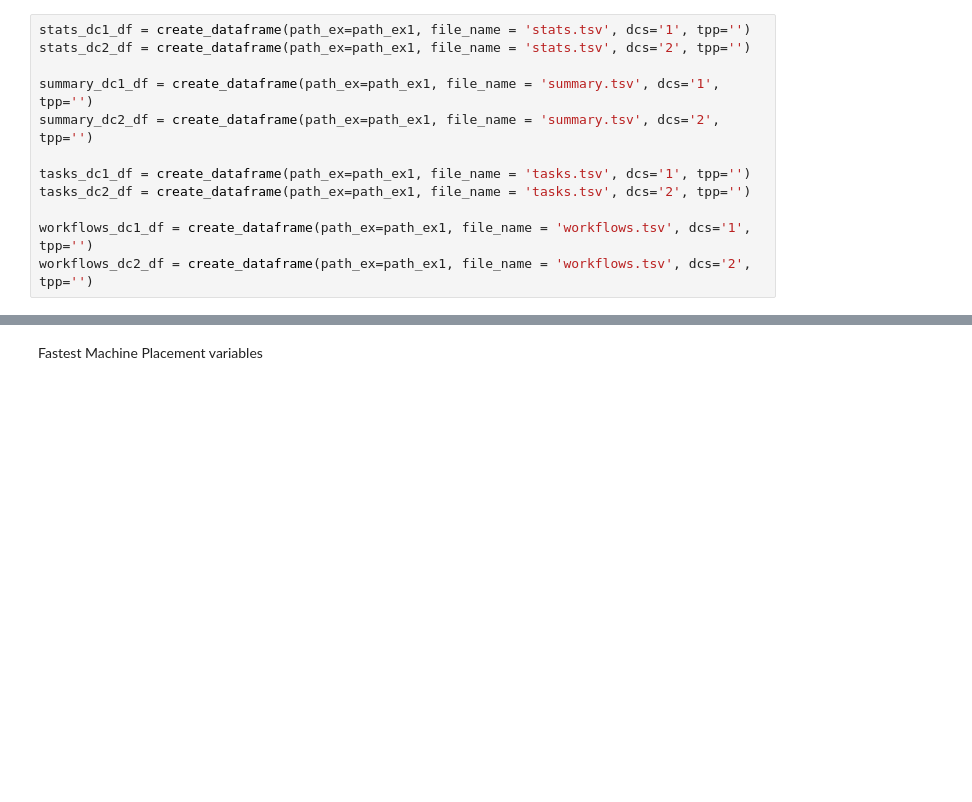
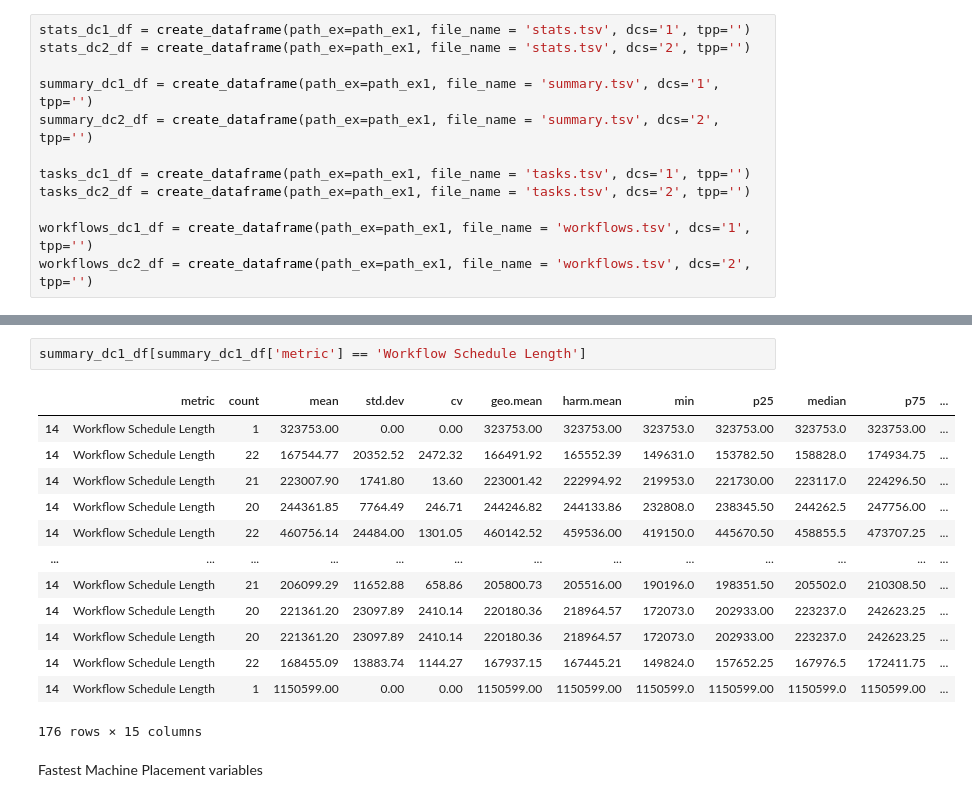
Before and after one commit to Raiduy/gdc-energy-efficiency-analysis, a Jupyter notebook: experiment_result_processing.ipynb, the cells around one changed output, grey strips where cells are left out. Drawn from its saved outputs; the diff is of its cells as text; blank space fills up the shorter version.

```diff
--- a/experiment_result_processing.ipynb
+++ b/experiment_result_processing.ipynb
@@ -67,3 +77,19 @@ workflows_dc2_df = create_dataframe(path_ex=path_ex1, file_name = 'workflows.tsv
+# %%
+summary_dc1_df[summary_dc1_df['metric'] == 'Workflow Schedule Length']
+# %% [output]
+|  | metric | count | mean | std.dev | cv | geo.mean | harm.mean | min | p25 | median | p75 | ... |
+| 14 | Workflow Schedule Length | 1 | 323753.00 | 0.00 | 0.00 | 323753.00 | 323753.00 | 323753.0 | 323753.00 | 323753.0 | 323753.00 | ... |
+| 14 | Workflow Schedule Length | 22 | 167544.77 | 20352.52 | 2472.32 | 166491.92 | 165552.39 | 149631.0 | 153782.50 | 158828.0 | 174934.75 | ... |
+| 14 | Workflow Schedule Length | 21 | 223007.90 | 1741.80 | 13.60 | 223001.42 | 222994.92 | 219953.0 | 221730.00 | 223117.0 | 224296.50 | ... |
+| 14 | Workflow Schedule Length | 20 | 244361.85 | 7764.49 | 246.71 | 244246.82 | 244133.86 | 232808.0 | 238345.50 | 244262.5 | 247756.00 | ... |
+| 14 | Workflow Schedule Length | 22 | 460756.14 | 24484.00 | 1301.05 | 460142.52 | 459536.00 | 419150.0 | 445670.50 | 458855.5 | 473707.25 | ... |
+| ... | ... | ... | ... | ... | ... | ... | ... | ... | ... | ... | ... | ... |
+| 14 | Workflow Schedule Length | 21 | 206099.29 | 11652.88 | 658.86 | 205800.73 | 205516.00 | 190196.0 | 198351.50 | 205502.0 | 210308.50 | ... |
+| 14 | Workflow Schedule Length | 20 | 221361.20 | 23097.89 | 2410.14 | 220180.36 | 218964.57 | 172073.0 | 202933.00 | 223237.0 | 242623.25 | ... |
+| 14 | Workflow Schedule Length | 20 | 221361.20 | 23097.89 | 2410.14 | 220180.36 | 218964.57 | 172073.0 | 202933.00 | 223237.0 | 242623.25 | ... |
+| 14 | Workflow Schedule Length | 22 | 168455.09 | 13883.74 | 1144.27 | 167937.15 | 167445.21 | 149824.0 | 157652.25 | 167976.5 | 172411.75 | ... |
+| 14 | Workflow Schedule Length | 1 | 1150599.00 | 0.00 | 0.00 | 1150599.00 | 1150599.00 | 1150599.0 | 1150599.00 | 1150599.0 | 1150599.00 | ... |
+176 rows × 15 columns
 # %% [markdown]
 Fastest Machine Placement variables
 # %%
```
Also changed, not shown: parts of 2 cells of this notebook.
